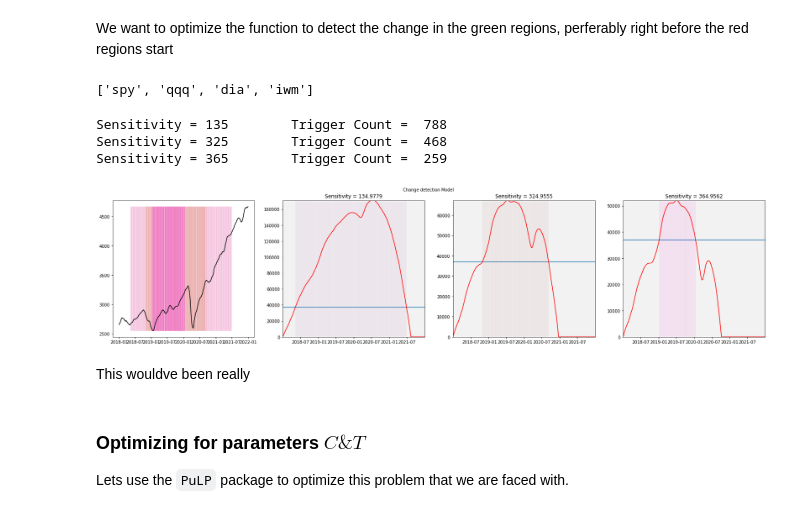
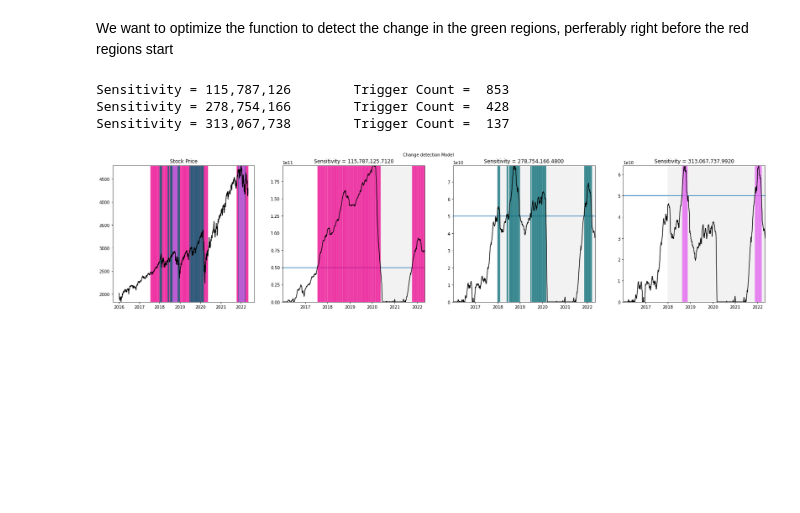
Before and after one commit to jeraldthatman/stockoption_v2, a Jupyter notebook: ChangeDetector.ipynb, the cells around one changed output. Saved outputs shown, nothing was run; the diff lists cells and outputs as text; code cells hidden in the pictures; blank space fills up the shorter version.

```diff
--- a/ChangeDetector.ipynb
+++ b/ChangeDetector.ipynb
@@ -173,61 +192,58 @@ Sensitivity = 480,000,000        Trigger Count =  1253
 # %% [markdown]
 > Further, the results of the Change detection Model can be visualized as such:
 # %%
-def cDmodel_plot(d, check_C, thresh, column = 'Volume', dir = 'both'):
-    X = d[column]
+def normalize_vector(data):
+    return (data - np.min(data)) / (np.max(data) - np.min(data))
+
+def cDmodel_plot(d, check_C, thresh, column = 'Volume', dir = 'both', scale = True):
+    if scale == True:
+        X = normalize_vector(d[column])
+    else:
+        X = d[column]
     cuSum_model_list = []
     for x in check_C.tolist():
-        cuSum_model = chgDetector(X, sensitivity=x, threshold=thresh, direction=dir)
+        count, cuSum_model = chgDetector(X, sensitivity=x, threshold=thresh, direction=dir)
         cuSum_model_list.append((x, cuSum_model))
-        count = len(cuSum_model[cuSum_model['Threshold_trigger'] == 1])
         print(f'Sensitivity = {x:,.0f}\t','Trigger Count = ', count)
-
 
     fig, axs = plt.subplots(1,len(check_C)+1, figsize = (28,6))
     plt.subplots_adjust(hspace= .5)
     fig.suptitle("Change detection Model", fontsize = 10, y= .95)
     sp = axs.ravel()[0]
     sp.plot(pd.DatetimeIndex(d.index), d['Close'], color = 'black')
-    #axs.ravel()[0].axs.set_title('Stock Price')
+    sp.set_ylim(d['Close'].min(), d['Close'].max())
+    sp.set_title('Stock Price')
     from random import randint
     n = 10
     color = ['#%06X' % randint(0, 0xFFFFFF) for x in range(n)]
+
     for model, ax in zip(cuSum_model_list, axs.ravel()[1:]):
         fill_color = color[randint(0, n)]
         data = model[1]
         ind = pd.DatetimeIndex(data.index)
-        ax.plot(ind, data['S_T'], color = 'red')
+        ax.plot(ind, data['S_T'], color = 'black')
         ax.hlines(thresh, ind.min(), ind.max())
-        ax.fill_between(dotCom, data['S_T'].max(), color = 'green', alpha = .3)
-        ax.fill_between(dotComCrash, data['S_T'].max(), color = 'red', alpha = .3)
-        ax.fill_between(GFC, data['S_T'].max(), color = 'green', alpha = .3)
-        ax.fill_between(GFC_crash, data['S_T'].max(), color = 'red', alpha = .3)
+        ax.fill_between(dotCom, data['S_T'].max(), color = 'green', alpha = .1)
+        ax.fill_between(dotComCrash, data['S_T'].max(), color = 'red', alpha = .1)
+        ax.fill_between(GFC, data['S_T'].max(), color = 'green', alpha = .1)
+        ax.fill_between(GFC_crash, data['S_T'].max(), color = 'red', alpha = .1)
         ax.fill_between(COC, data['S_T'].max(), color = 'gray', alpha = .1)
         ax.set_xlim(ind.min(), ind.max())
         ax.set_ylim(data['S_T'].min(), data['S_T'].max())
-        ax.vlines(data[data['S_T']> thresh].index,data['S_T'].min(), data['S_T'].max(), color = fill_color, alpha = .2, linewidth= .1)
+        ax.vlines(data[data['S_T']> thresh].index,data['S_T'].min(), data['S_T'].max(), color = fill_color, alpha = .5, linewidth= .5)
         ax.set_title(f'Sensitivity = {model[0]:,.4f}')
-        sp.vlines(data[data['S_T']> thresh].index,X.min(), X.max(), color = fill_color, alpha = .2, linewidth= .5)
+        sp.vlines(data[data['S_T']> thresh].index,d['Close'].min(), d['Close'].max(), color = fill_color, alpha = .5, linewidth= .5)
 # %% [markdown]
 We want to optimize the function to detect the change in the green regions, perferably right before the red regions start
-# %%
-print(stocks)
-# %% [output]
-['spy', 'qqq', 'dia', 'iwm']
 # %%
-d = stock_data['spy'].rolling(28).mean().dropna()
+d = stock_data['SPY']
+color_list = {'red': '#ED7C6A', 'green': '01DC86','yellow': '#B4CA25'}
+check_C = np.array([1.1618,2.797,3.1413]) * .09966184e9
+thresh = .5e11
 
-check_C = np.array([1.1618,2.797,3.1413]) * 1.1618e2
-thresh = 37e3
-
-cDmodel_plot(d['2018-01-01':'2022-01-01'], check_C, thresh,column = 'Close' ,dir ='decrease')
+cDmodel_plot(d['2016-01-01':'2022-05-04'], check_C, thresh,column = 'Volume' ,dir ='decrease', scale = False)
 # %% [output]
-Sensitivity = 135        Trigger Count =  788
-Sensitivity = 325        Trigger Count =  468
-Sensitivity = 365        Trigger Count =  259
+Sensitivity = 115,787,126        Trigger Count =  853
+Sensitivity = 278,754,166        Trigger Count =  428
+Sensitivity = 313,067,738        Trigger Count =  137
-[figure, old version]
+[figure, new version]
-# %% [markdown]
-This wouldve been really
-# %% [markdown]
-### Optimizing for parameters $C \& T$
-Lets use the `PuLP` package to optimize this problem that we are faced with.
```
Also changed, not shown: parts of 15 cells of this notebook.
